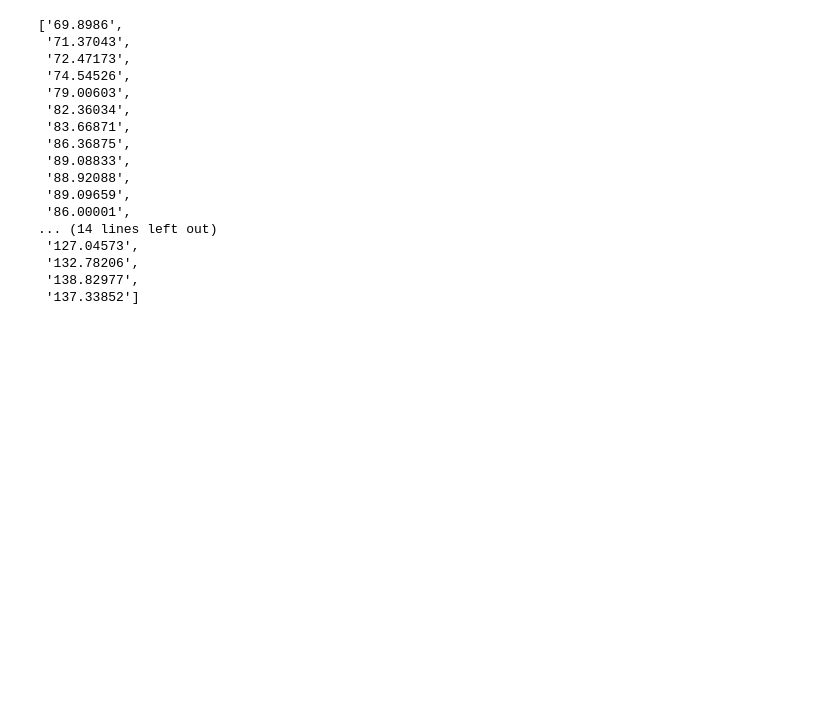
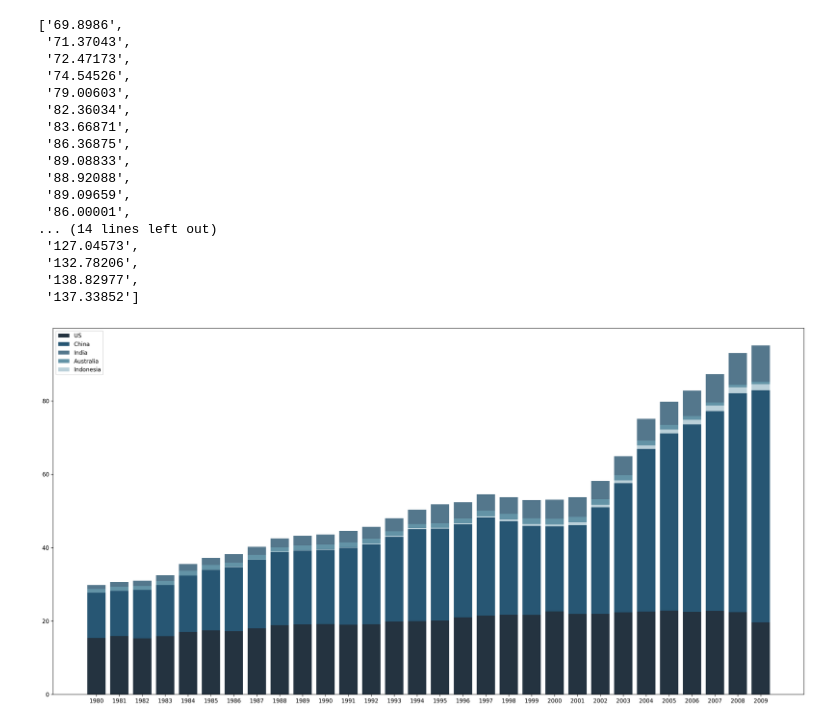
Before and after one commit to ashen007/Data-Visualization-with-Python, a Jupyter notebook: Lesson03/Extra/manipulating figure.ipynb, the cells around one changed output. Cells and saved outputs as stored; diff of their text form; code cells hidden in the pictures; blank space fills up the shorter version.

```diff
--- a/Lesson03/Extra/manipulating figure.ipynb
+++ b/Lesson03/Extra/manipulating figure.ipynb
@@ -116,3 +114,22 @@ list(cola_data.loc['World'].values)
  '132.78206',
  '138.82977',
  '137.33852']
+# %%
+x = list(cola_data.columns.values)
+y = np.asarray(cola_data.loc[['United States', 'China', 'India', 'Australia', 'Indonesia']], dtype=float)
+
+plt.figure(figsize=[24, 12], dpi=300)
+plt.bar(x, y[0,:], label='US', color='#243340')
+plt.bar(x, y[1,:], bottom=y[0,:], label='China', color='#275673')
+plt.bar(x, y[2,:], bottom=np.add(y[0,:], y[1,:]), label='India', color='#54778C')
+plt.bar(x, y[3,:], bottom=np.add(y[0,:], y[1,:], y[2,:]), label='Australia', color='#6393A6')
+plt.bar(x, y[4,:], bottom=np.add(y[0,:], y[1,:], y[2,:]), label='Indonesia', color='#BAD0D9')
+
+# plt.xticks(np.arange(0,101,20))
+# ax = plt.gca()
+# ax.set_yticks(np.arange(0,100,5), minor=True)
+# ax.set_xticks(np.arange(1980, 2009, 1))
+plt.legend()
+plt.show()
+# %% [output]
+[figure, added]
```
Also changed, not shown: parts of 1 cell of this notebook, 3 other files.
